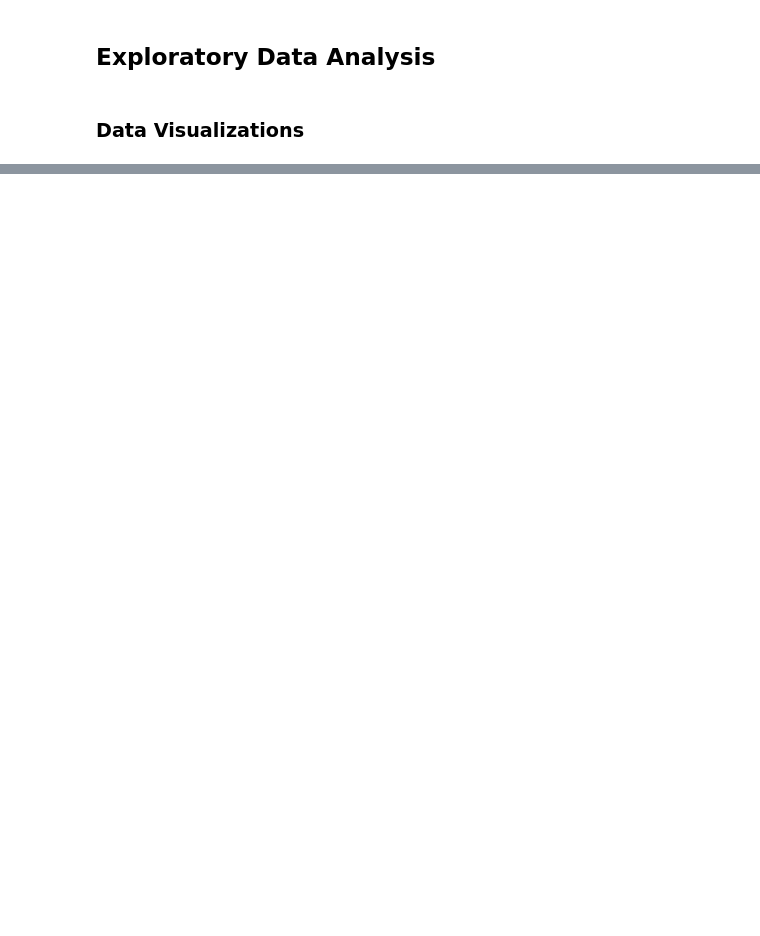
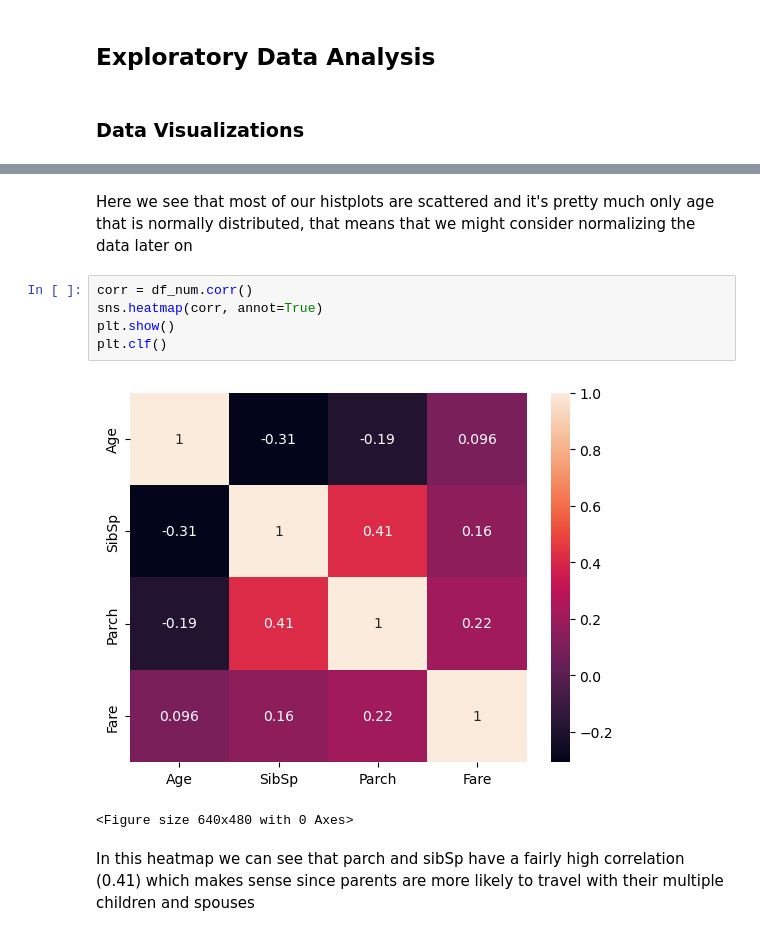
Before and after one commit to Tovborg/TitanicDataset, a Jupyter notebook: titanic.ipynb, the cells around one changed output, grey strips where cells are left out. Cells and saved outputs as stored; diff of their text form; blank space fills up the shorter version.

```diff
--- a/titanic.ipynb
+++ b/titanic.ipynb
@@ -214,0 +157,12 @@ we see in our correlation heatmap that not a lot of our features are correlated
+# %% [markdown]
+Here we see that most of our histplots are scattered and it's pretty much only age that is normally distributed, that means that we might consider normalizing the data later on
+# %%
+corr = df_num.corr()
+sns.heatmap(corr, annot=True)
+plt.show()
+plt.clf()
+# %% [output]
+[figure, added]
+<Figure size 640x480 with 0 Axes>
+# %% [markdown]
+In this heatmap we can see that parch and sibSp have a fairly high correlation (0.41) which makes sense since parents are more likely to travel with their multiple children and spouses
```
Also changed, not shown: parts of 85 cells of this notebook, 4 other files.
